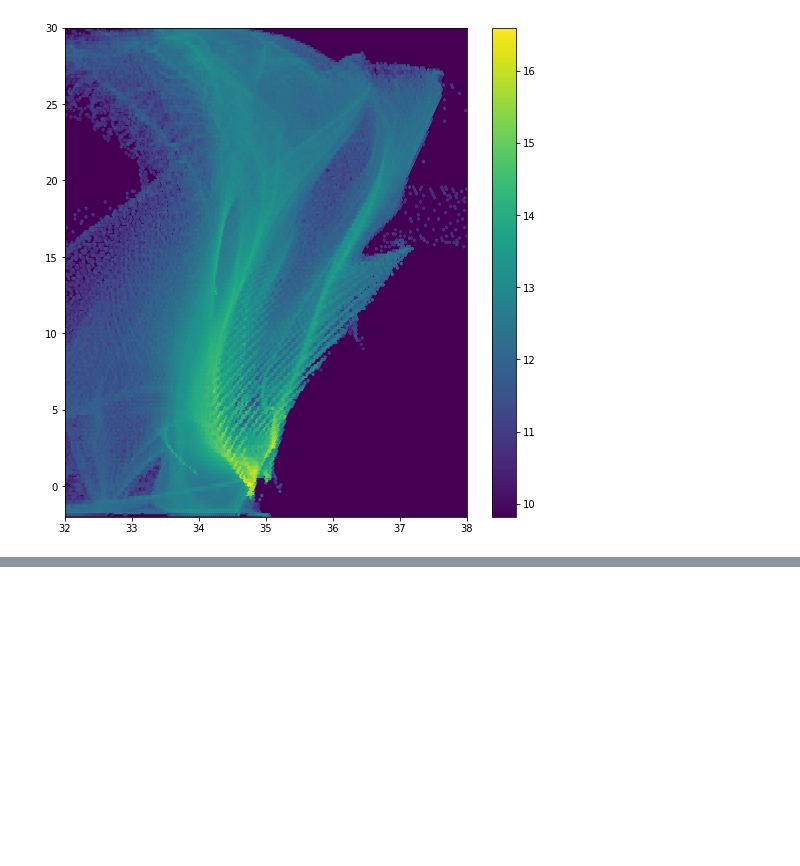
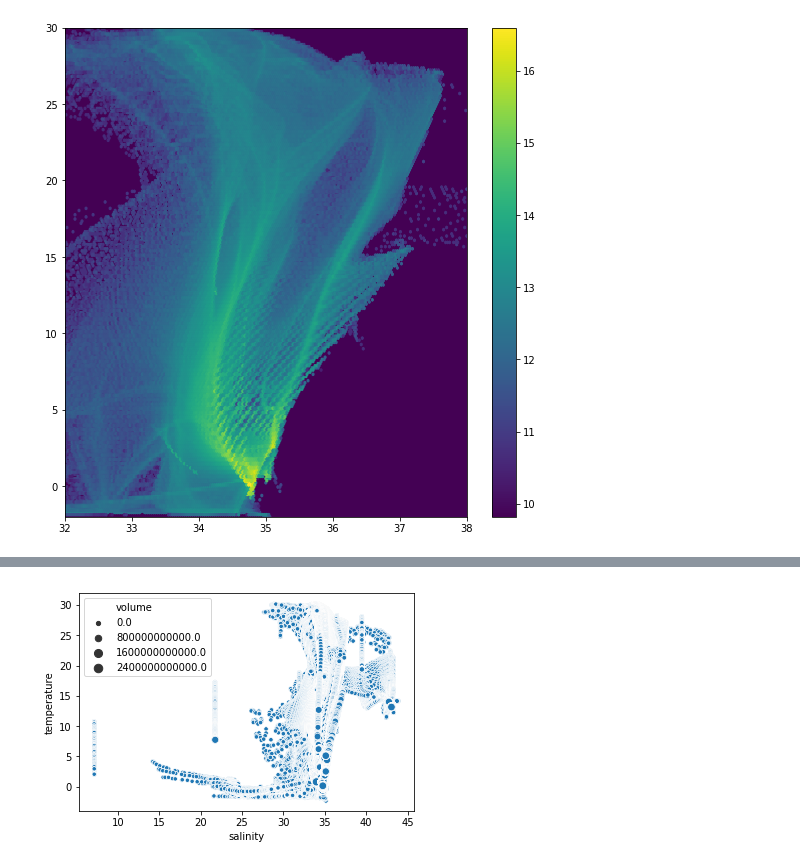
Before and after one commit to DamienIrving/ocean-analysis, a Jupyter notebook: development/ts_distribution.ipynb, the cells around one changed output, grey strips where cells are left out. Drawn from its saved outputs; the diff is of its cells as text; code cells hidden in the pictures; blank space fills up the shorter version.

```diff
--- a/development/ts_distribution.ipynb
+++ b/development/ts_distribution.ipynb
@@ -92,0 +107,8 @@ KeyboardInterrupt:
+# %%
+ax = sns.scatterplot(x="salinity",
+                     y="temperature",
+                     size="volume",
+                     data=df)
+#hue="basin",
+# %% [output]
+[figure, added]
```
Also changed, not shown: parts of 12 cells of this notebook.
